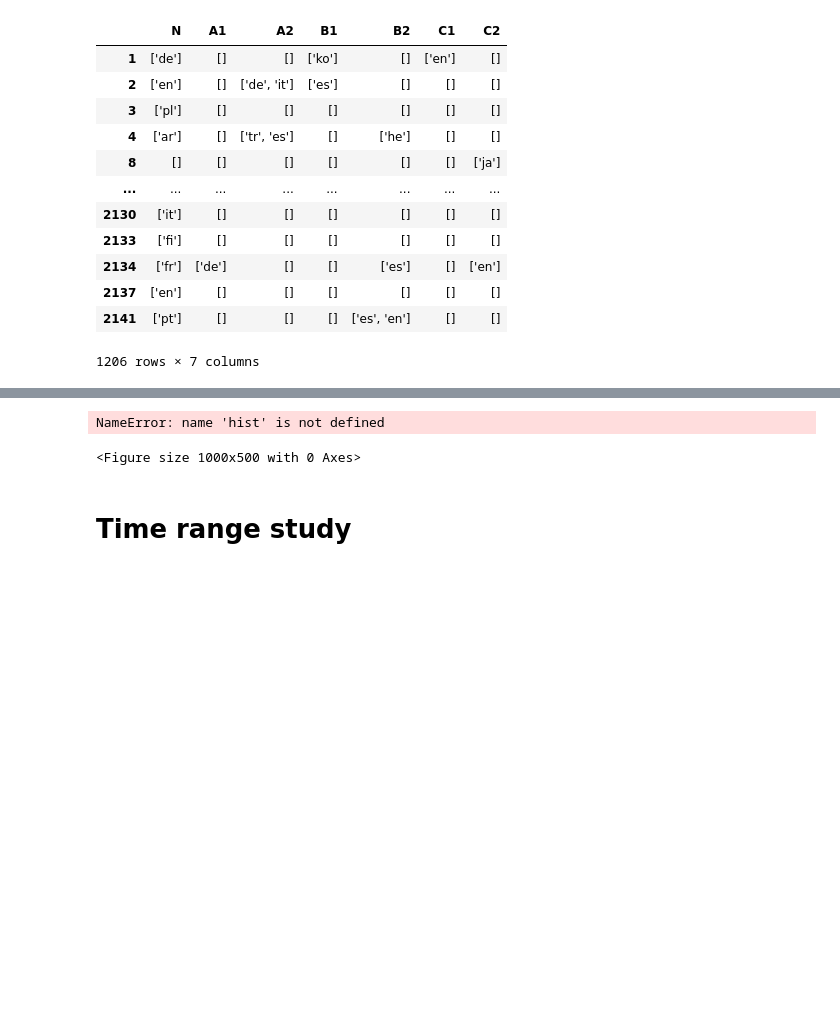
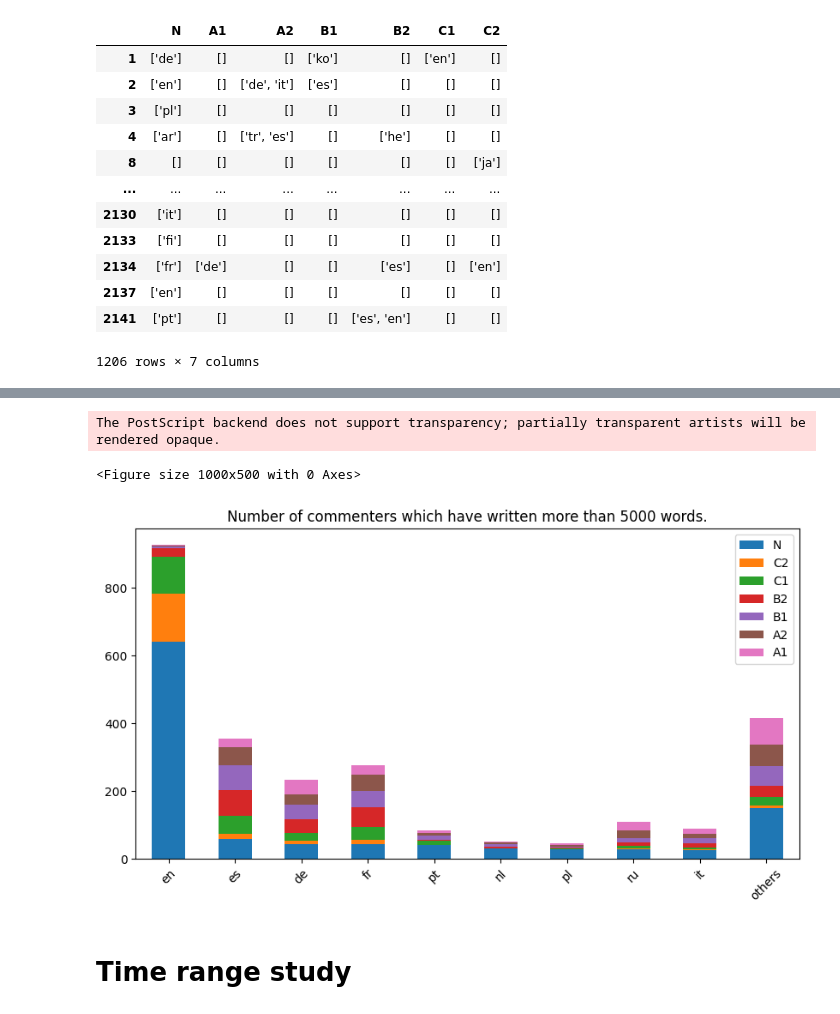
Before and after one commit to CS-433/project2-authclass, a Jupyter notebook: Arthur.ipynb, the cells around one changed output, grey strips where cells are left out. Saved outputs shown, nothing was run; the diff lists cells and outputs as text; code cells hidden in the pictures; blank space fills up the shorter version.

Commit message:
generation of figures

```diff
--- a/Arthur.ipynb
+++ b/Arthur.ipynb
@@ -387,12 +406,14 @@ hist
 # %%
 plt.figure()
 hist.plot(stacked = True, kind = 'bar')
-plt.xticks(ticks = np.arange(0, 9.1, 1),labels = hist.countries.to_list(), rotation = 45)
+plt.xticks(ticks = np.arange(0, 9.1, 1),labels = hist.languages.to_list(), rotation = 45)
 plt.title('Number of commenters which have written more than 5000 words.')
+plt.savefig('Figures/lang_hist.eps', format='eps')
 plt.show()
 # %% [output]
-NameError: name 'hist' is not defined
+The PostScript backend does not support transparency; partially transparent artists will be rendered opaque.
 <Figure size 1000x500 with 0 Axes>
+[figure, added]
 # %% [markdown]
 # Time range study
 # %%
```
Also changed, not shown: parts of 4 cells of this notebook, 6 other files.
